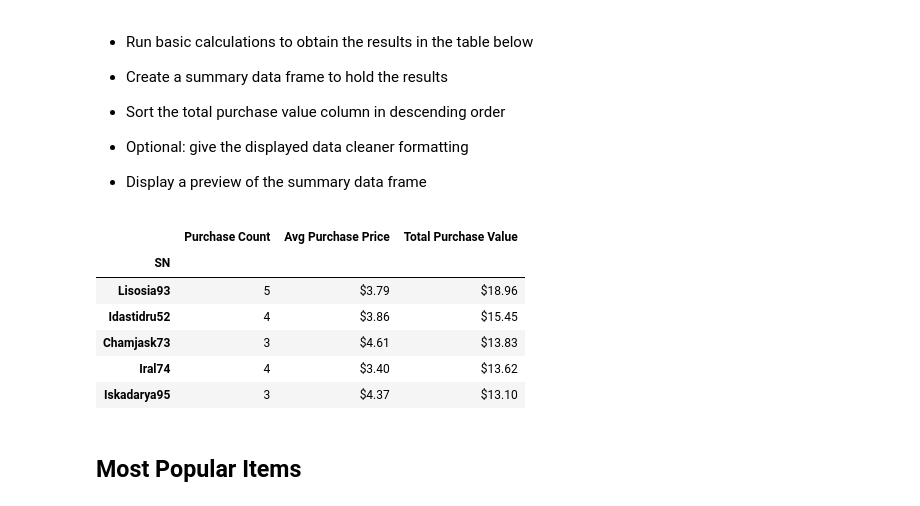
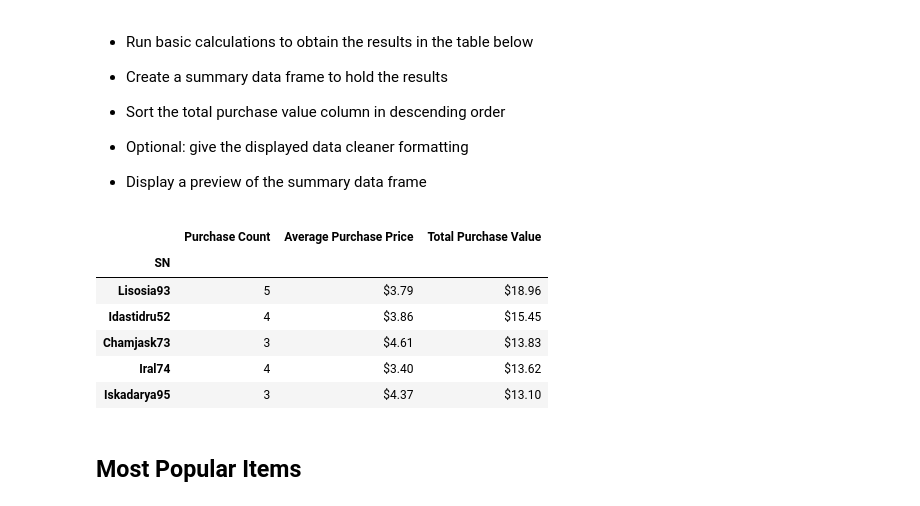
Before and after one commit to rrpherson/Unit-4-Assignment---Pandas-Pandas-Pandas, a Jupyter notebook: HeroesOfPymoli_starter.ipynb, the cells around one changed output. Saved outputs shown, nothing was run; the diff lists cells and outputs as text; code cells hidden in the pictures.

```diff
--- a/HeroesOfPymoli_starter.ipynb
+++ b/HeroesOfPymoli_starter.ipynb
@@ -230,16 +229,15 @@ age_summary
 # %%
 purchase_count = purchase_data.groupby('SN')['Purchase ID'].count()
 avg_price = purchase_data.groupby('SN')['Price'].mean()
 sum_price = purchase_data.groupby('SN')['Price'].sum()
-# Optional: give the displayed data cleaner formatting
-# Display a preview of the summary data frame
-SN_summary = pd.DataFrame({'Purchase Count':purchase_count, 'Avg Purchase Price':avg_price, 'Total Purchase Value':sum_price})
+
+SN_summary = pd.DataFrame({'Purchase Count':purchase_count, 'Average Purchase Price':avg_price, 'Total Purchase Value':sum_price})
 SN_summary.sort_values('Total Purchase Value', ascending=False, inplace=True)
-SN_summary['Avg Purchase Price'] = SN_summary['Avg Purchase Price'].astype(float).map('${:.2f}'.format)
+SN_summary['Average Purchase Price'] = SN_summary['Average Purchase Price'].astype(float).map('${:.2f}'.format)
 SN_summary['Total Purchase Value'] = SN_summary['Total Purchase Value'].astype(float).map('${:.2f}'.format)
 SN_summary.head()
 # %% [output]
-|  | Purchase Count | Avg Purchase Price | Total Purchase Value |
+|  | Purchase Count | Average Purchase Price | Total Purchase Value |
 | SN |  |  |  |
 | Lisosia93 | 5 | $3.79 | $18.96 |
 | Idastidru52 | 4 | $3.86 | $15.45 |
```
Also changed, not shown: parts of 5 cells of this notebook.
